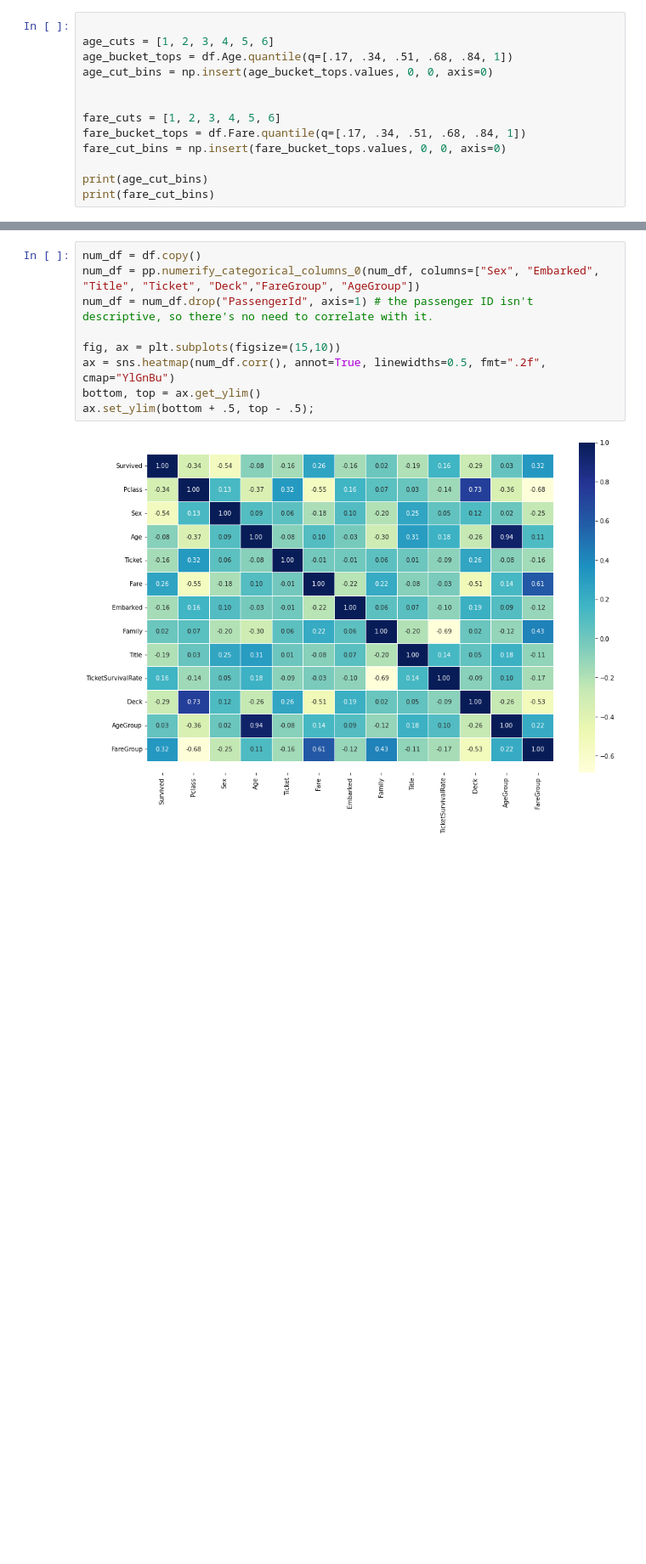
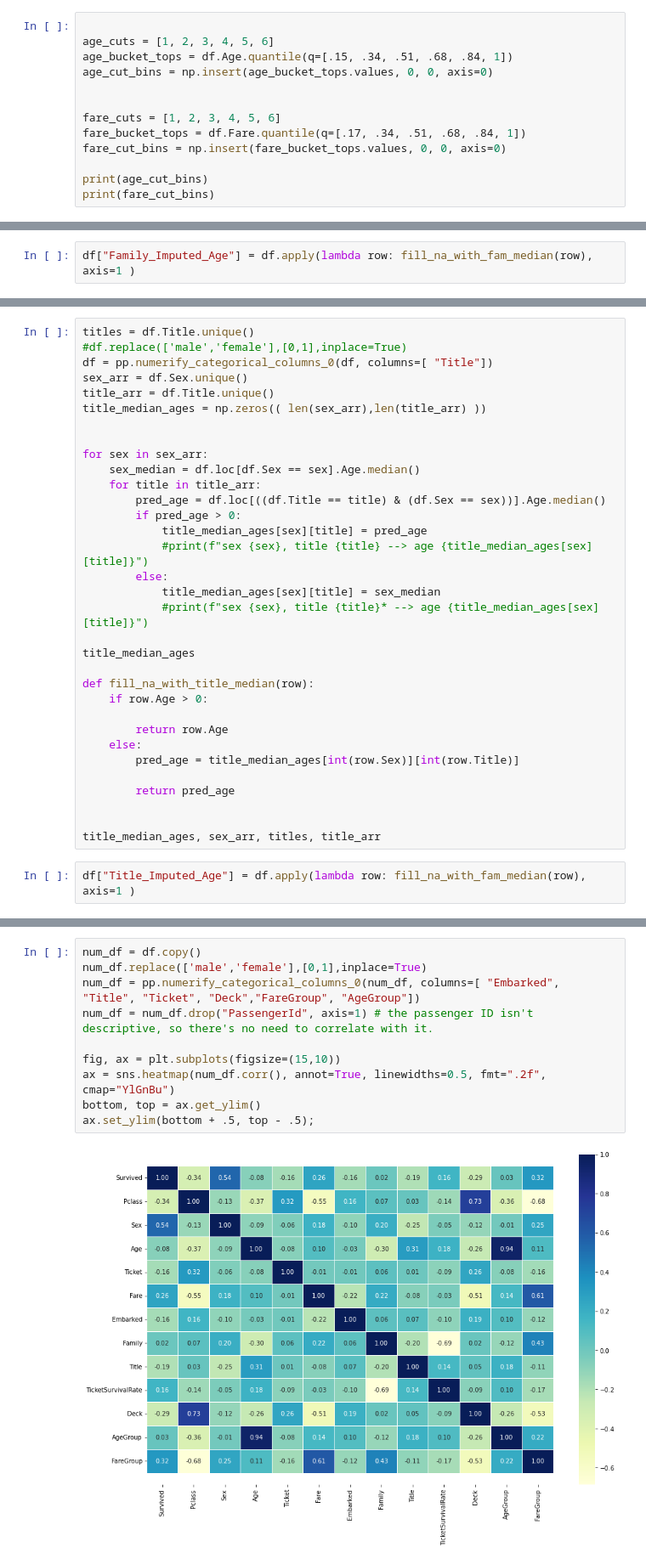
Before and after one commit to dray-the-sea/kaggle-titanic, a Jupyter notebook: notebooks/data-exploration2.ipynb, the cells around one changed output, grey strips where cells are left out. Shown at 85% size. Drawn from its saved outputs; the diff is of its cells as text; blank space fills up the shorter version.

```diff
--- a/notebooks/data-exploration2.ipynb
+++ b/notebooks/data-exploration2.ipynb
@@ -214,7 +198,7 @@ https://developers.google.com/machine-learning/data-prep/transform/bucketing
 # %%
 
 age_cuts = [1, 2, 3, 4, 5, 6]
-age_bucket_tops = df.Age.quantile(q=[.17, .34, .51, .68, .84, 1])
+age_bucket_tops = df.Age.quantile(q=[.15, .34, .51, .68, .84, 1])
 age_cut_bins = np.insert(age_bucket_tops.values, 0, 0, axis=0)
 
 
@@ -299,0 +331,2 @@ pd.crosstab(df.Title, df.AgeGroup).plot(kind="bar", figsize=(12,4));
+# %%
+df["Family_Imputed_Age"] = df.apply(lambda row: fill_na_with_fam_median(row), axis=1 )
@@ -299,0 +385,35 @@ pd.crosstab(df.Title, df.AgeGroup).plot(kind="bar", figsize=(12,4));
+# %%
+titles = df.Title.unique()
+#df.replace(['male','female'],[0,1],inplace=True)
+df = pp.numerify_categorical_columns_0(df, columns=[ "Title"])
+sex_arr = df.Sex.unique()
+title_arr = df.Title.unique()
+title_median_ages = np.zeros(( len(sex_arr),len(title_arr) ))
+
+
+for sex in sex_arr:
+    sex_median = df.loc[df.Sex == sex].Age.median()
+    for title in title_arr:
+        pred_age = df.loc[((df.Title == title) & (df.Sex == sex))].Age.median()
+        if pred_age > 0:
+            title_median_ages[sex][title] = pred_age
+            #print(f"sex {sex}, title {title} --> age {title_median_ages[sex][title]}")
+        else:
+            title_median_ages[sex][title] = sex_median
+            #print(f"sex {sex}, title {title}* --> age {title_median_ages[sex][title]}")
+
+title_median_ages
+
+def fill_na_with_title_median(row):
+    if row.Age > 0:
+
+        return row.Age
+    else:
+        pred_age = title_median_ages[int(row.Sex)][int(row.Title)]
+
+        return pred_age
+
+
+title_median_ages, sex_arr, titles, title_arr
+# %%
+df["Title_Imputed_Age"] = df.apply(lambda row: fill_na_with_fam_median(row), axis=1 )
@@ -309,12 +454,13 @@ df.head()
 | 4 | 5 | 0 | 3 | male | 35.0 | 373450 | 8.0500 | S | 0 | Mr | ... |
 # %%
 num_df = df.copy()
-num_df = pp.numerify_categorical_columns_0(num_df, columns=["Sex", "Embarked", "Title", "Ticket", "Deck","FareGroup", "AgeGroup"])
+num_df.replace(['male','female'],[0,1],inplace=True)
+num_df = pp.numerify_categorical_columns_0(num_df, columns=[ "Embarked", "Title", "Ticket", "Deck","FareGroup", "AgeGroup"])
 num_df = num_df.drop("PassengerId", axis=1) # the passenger ID isn't descriptive, so there's no need to correlate with it.
 
 fig, ax = plt.subplots(figsize=(15,10))
 ax = sns.heatmap(num_df.corr(), annot=True, linewidths=0.5, fmt=".2f", cmap="YlGnBu")
 bottom, top = ax.get_ylim()
 ax.set_ylim(bottom + .5, top - .5);
 # %% [output]
-[figure, old version]
+[figure, new version]
```
Also changed, not shown: parts of 18 cells of this notebook, 8 other files.
